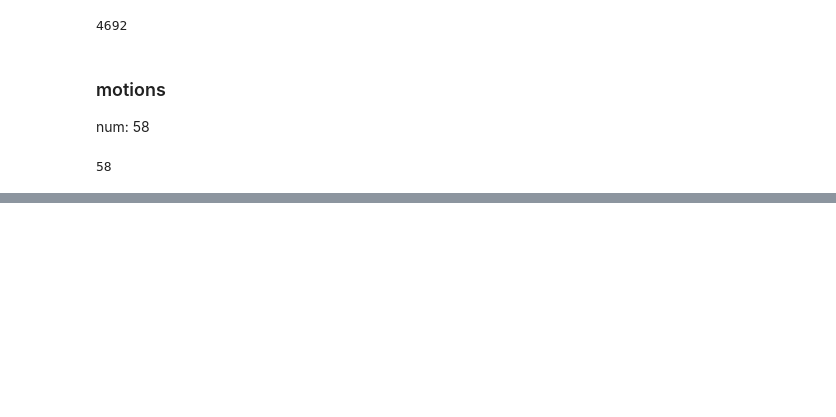
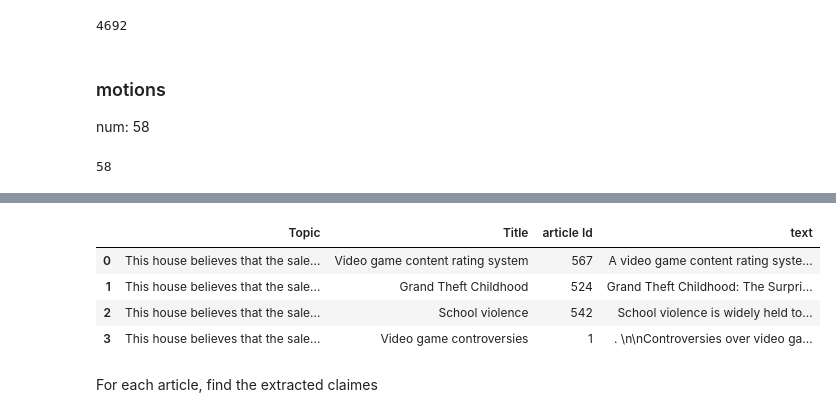
Before and after one commit to julia-zhou/Argmining, a Jupyter notebook: eda-IBM16.ipynb, the cells around one changed output, grey strips where cells are left out. Drawn from its saved outputs; the diff is of its cells as text; code cells hidden in the pictures; blank space fills up the shorter version.

```diff
--- a/eda-IBM16.ipynb
+++ b/eda-IBM16.ipynb
@@ -75,0 +94,14 @@ len(moDF)
+# %%
+def read_text(x):
+    t = ''
+    filename = "CE-EMNLP-2015.V3/articles/clean_"+str(x)+".txt"
+    for line in open(filename, 'r'):
+        t += line
+    return t
+
+def find_claim(x, dic):
+    # finding claims from dictionary{article id: [claims]}
+    try:
+        return dic[x]
+    except:
+        return []
@@ -75,0 +138,10 @@ len(moDF)
+# %%
+artDF[:4]
+# %% [output]
+|  | Topic | Title | article Id | text |
+| 0 | This house believes that the sale... | Video game content rating system | 567 | A video game content rating syste... |
+| 1 | This house believes that the sale... | Grand Theft Childhood | 524 | Grand Theft Childhood: The Surpri... |
+| 2 | This house believes that the sale... | School violence | 542 | School violence is widely held to... |
+| 3 | This house believes that the sale... | Video game controversies | 1 | . \n\nControversies over video ga... |
+# %% [markdown]
+For each article, find the extracted claimes
```
Also changed, not shown: parts of 61 cells of this notebook.
